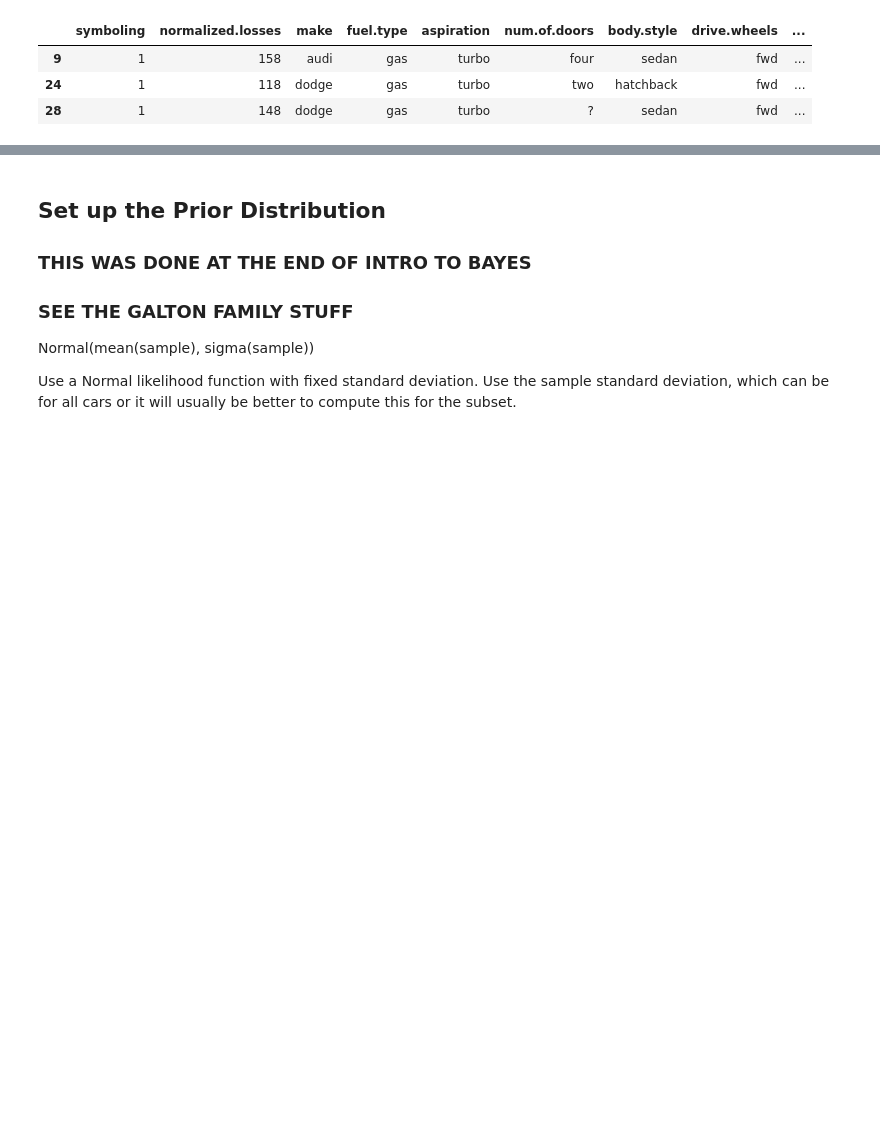
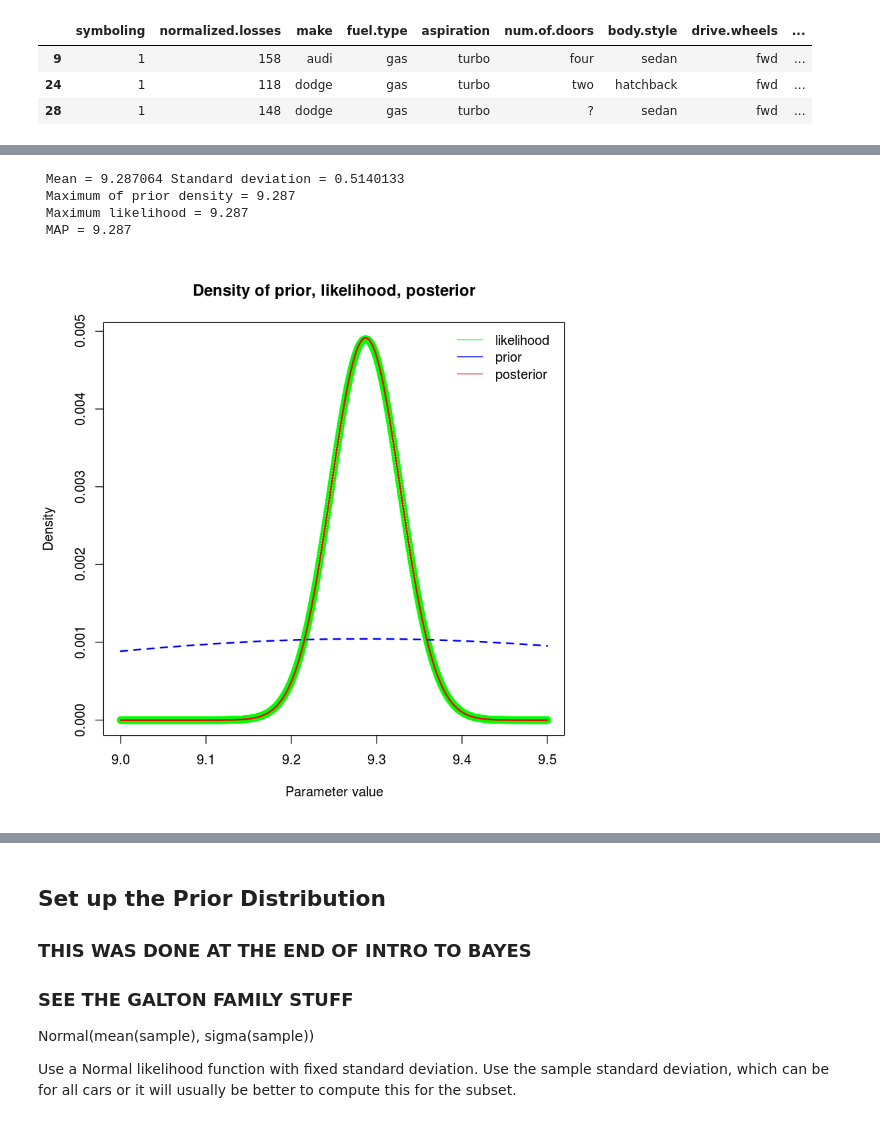
Before and after one commit to JingruWu10/UW_DataScience, a Jupyter notebook: Q2/HW06/HW06_Salemann_DRAFT.ipynb, the cells around one changed output, grey strips where cells are left out. Saved outputs shown, nothing was run; the diff lists cells and outputs as text; code cells hidden in the pictures; blank space fills up the shorter version.

```diff
--- a/Q2/HW06/HW06_Salemann_DRAFT.ipynb
+++ b/Q2/HW06/HW06_Salemann_DRAFT.ipynb
@@ -68,0 +148,39 @@ head(autos.turbo, 3)
+# %%
+N = 1000
+# p = seq(60.0, 75, length = N)
+p = seq(9, 9.5, length = N)
+
+meanLogPrice = mean(c(autos.std$logPrice))
+# meanLogPrice = round(mean(c(autos.std$logPrice)))
+# meanHeight = round(mean(c(male$mother, male$father, male$childHeight)))
+
+autos.std$logPrice = sort(autos.std$logPrice, decreasing = FALSE)
+# male$childHeight = sort(male$childHeight, decreasing = FALSE)
+
+# pp = dnorm(p, mean = meanHeight, sd = 5) ## start with a fairly broad prior
+pp = dnorm(p, mean = meanLogPrice, sd = 0.5) ## start with a fairly broad prior
+pp = pp / sum(pp)
+
+comp.like = function(p, x){
+    l = rep(0, length = length(p))
+    sigmaSqr = sd(x)^2
+    xBar = mean(x)
+    cat(' Mean =', xBar, 'Standard deviation =', sqrt(sigmaSqr), '\n')
+    n = length(x)
+    l = sapply(p, function(u) exp(- n* (xBar - u)^2 / (2 * sigmaSqr)))
+    l / sum(l) # Normalize and return
+}
+
+like.autos.std = comp.like(p, autos.std$logPrice)
+post.autos.std = posterior(pp, like.autos.std)
+plot.post(pp, like.autos.std, post.autos.std, p)
+
+# like.son = comp.like(p, male$childHeight)
+# post.son = posterior(pp, like.son)
+# plot.post(pp, like.son, post.son, p)
+# %% [output]
+ Mean = 9.287064 Standard deviation = 0.5140133
+ Maximum of prior density = 9.287
+ Maximum likelihood = 9.287
+ MAP = 9.287
+[figure, added]
```
Also changed, not shown: parts of 106 cells of this notebook.
